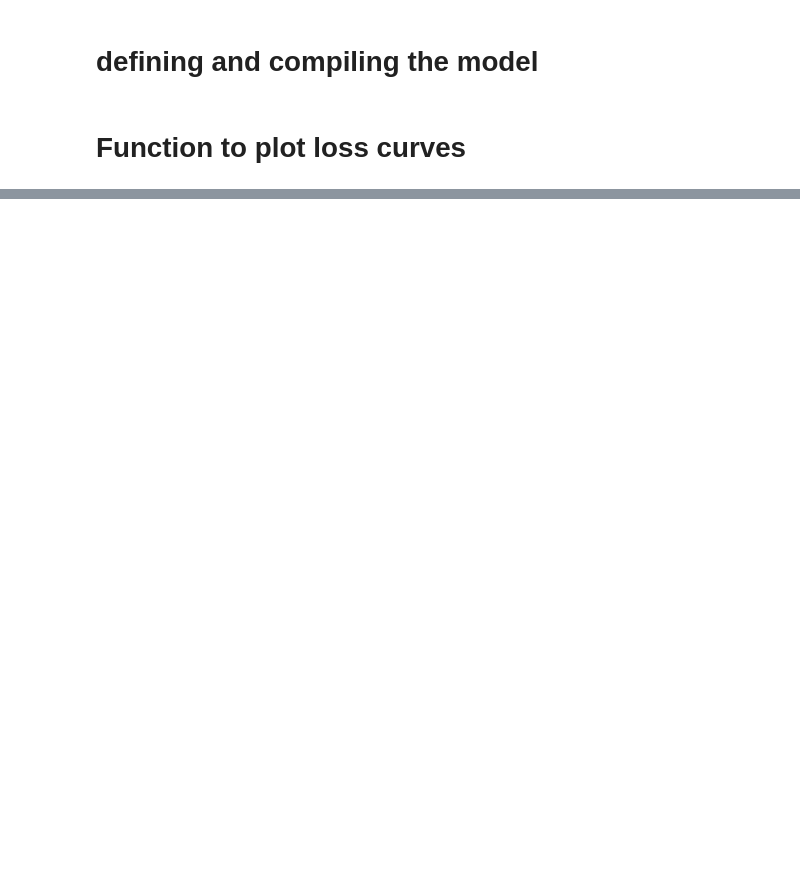
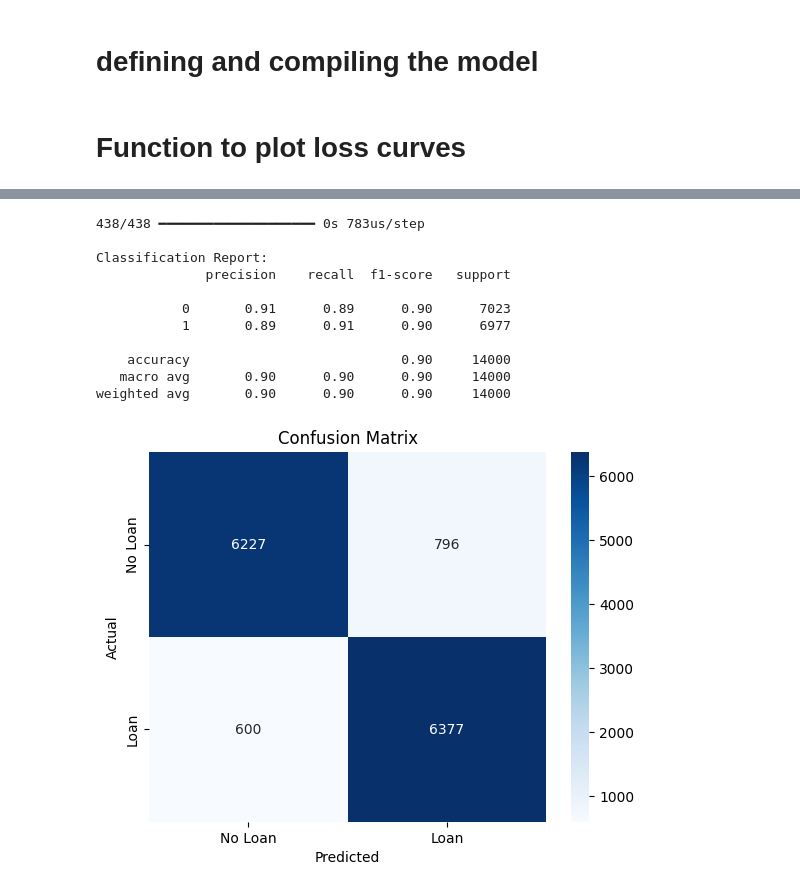
Before and after one commit to Samenergy/Formative-1-Databases, a Jupyter notebook: Notebook.ipynb, the cells around one changed output, grey strips where cells are left out. Saved outputs shown, nothing was run; the diff lists cells and outputs as text; code cells hidden in the pictures; blank space fills up the shorter version.

```diff
--- a/Notebook.ipynb
+++ b/Notebook.ipynb
@@ -169,0 +198,15 @@ Epoch 30/30
+# %%
+evaluate_model(model_3, X_test, y_test)
+# %% [output]
+438/438 ━━━━━━━━━━━━━━━━━━━━ 0s 783us/step
+
+Classification Report:
+              precision    recall  f1-score   support
+
+           0       0.91      0.89      0.90      7023
+           1       0.89      0.91      0.90      6977
+
+    accuracy                           0.90     14000
+   macro avg       0.90      0.90      0.90     14000
+weighted avg       0.90      0.90      0.90     14000
+[figure, added]
```
Also changed, not shown: parts of 6 cells of this notebook.
